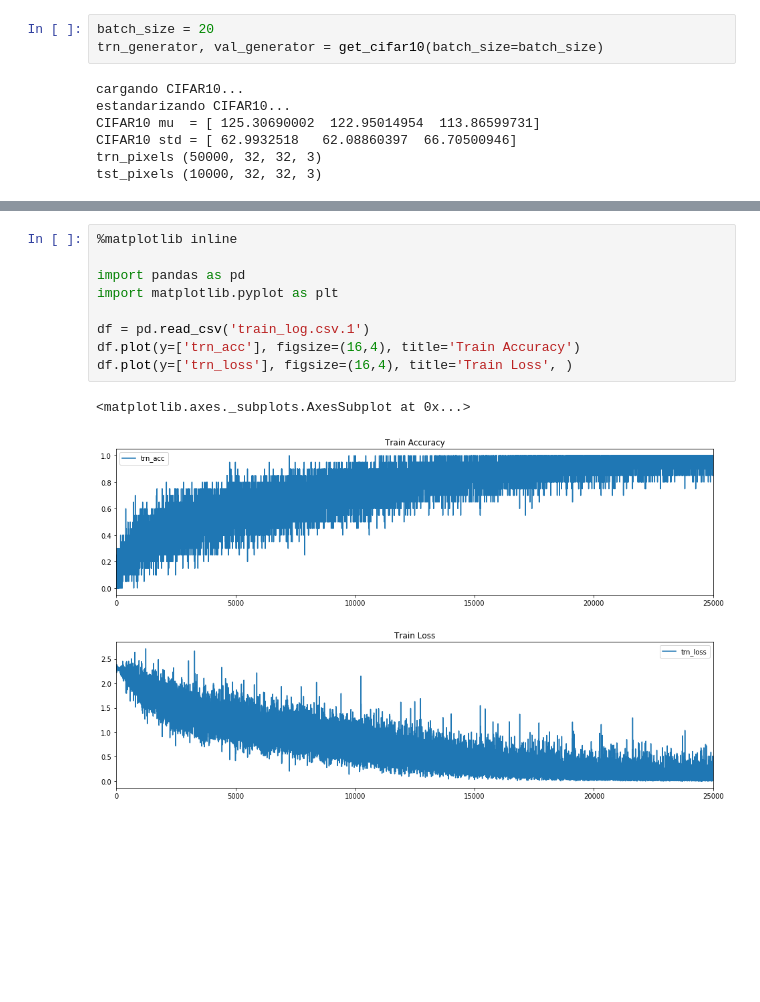
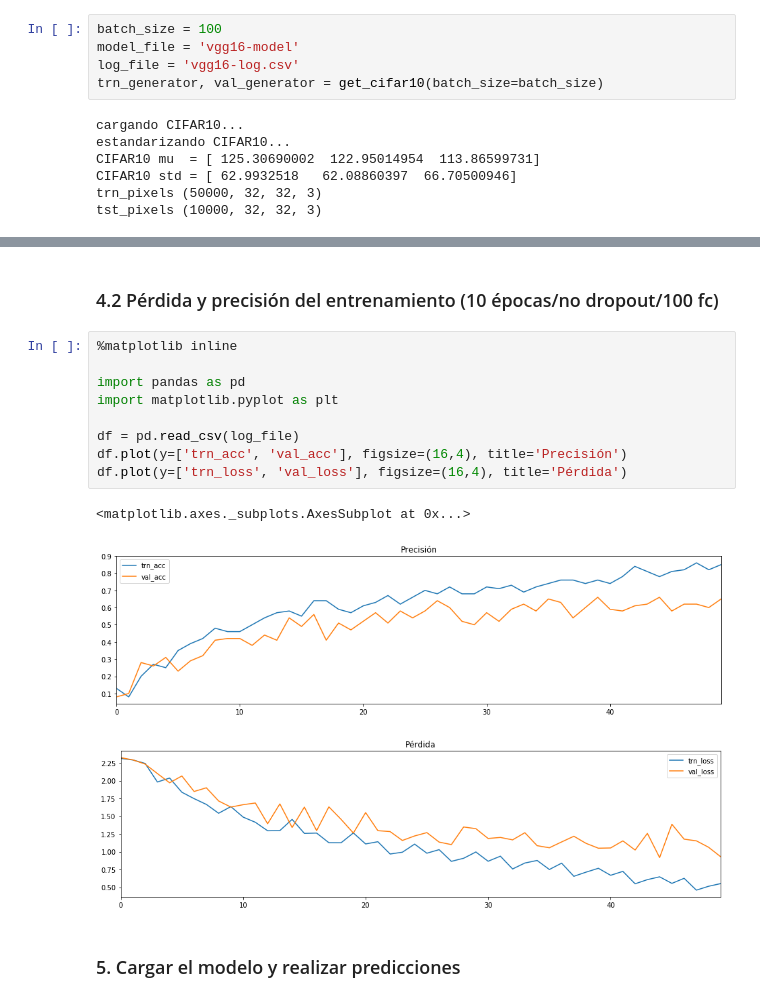
Before and after one commit to lmiguelmh/deep-learning, a Jupyter notebook: vgg16-tensorflow/vgg16-training-from-scratch.ipynb, the cells around one changed output, grey strips where cells are left out. Cells and saved outputs as stored; diff of their text form; blank space fills up the shorter version.

Commit message:
training vgg16 on cifar10 includes prediction from saved model

```diff
--- a/vgg16-tensorflow/vgg16-training-from-scratch.ipynb
+++ b/vgg16-tensorflow/vgg16-training-from-scratch.ipynb
@@ -269,5 +292,7 @@ def train(trn_generator,
 # %%
-batch_size = 20
+batch_size = 100
+model_file = 'vgg16-model'
+log_file = 'vgg16-log.csv'
 trn_generator, val_generator = get_cifar10(batch_size=batch_size)
 # %% [output]
 cargando CIFAR10...
@@ -301,13 +346,17 @@ epoch:    9, step: 2400, trn_loss: 0.0515456, trn_acc: 1.0,
+# %% [markdown]
+### 4.2 Pérdida y precisión del entrenamiento (10 épocas/no dropout/100 fc)
 # %%
 %matplotlib inline
 
 import pandas as pd
 import matplotlib.pyplot as plt
 
-df = pd.read_csv('train_log.csv.1')
-df.plot(y=['trn_acc'], figsize=(16,4), title='Train Accuracy')
-df.plot(y=['trn_loss'], figsize=(16,4), title='Train Loss', )
+df = pd.read_csv(log_file)
+df.plot(y=['trn_acc', 'val_acc'], figsize=(16,4), title='Precisión')
+df.plot(y=['trn_loss', 'val_loss'], figsize=(16,4), title='Pérdida')
 # %% [output]
 <matplotlib.axes._subplots.AxesSubplot at 0x...>
-[figure, old version]
+[figure, new version]
-[figure, old version]
+[figure, new version]
+# %% [markdown]
+### 5. Cargar el modelo y realizar predicciones
```
Also changed, not shown: parts of 12 cells of this notebook, 2 other files.
